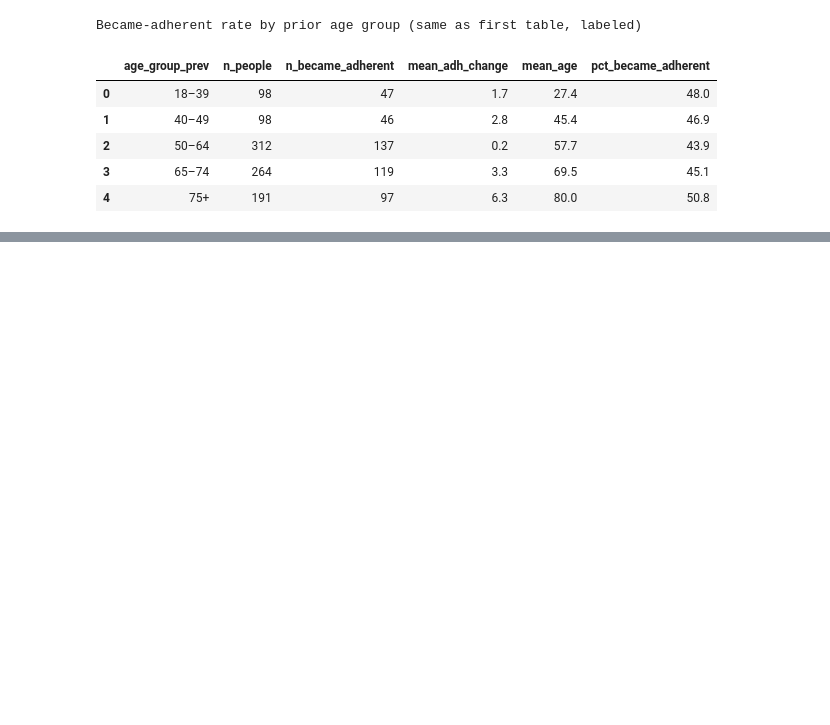
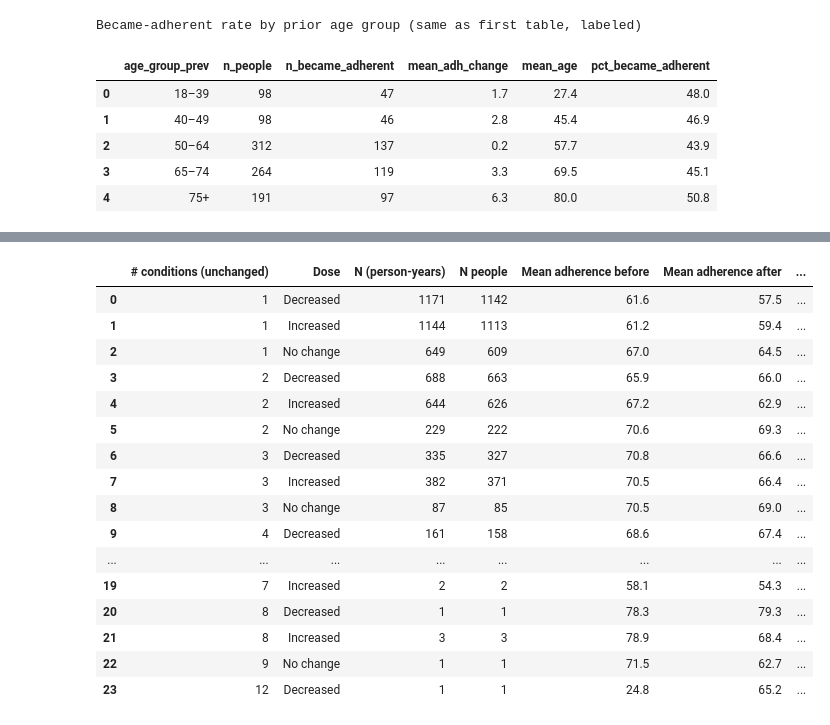
Before and after one commit to FrianaEngineer/Medical-Adherence, a Jupyter notebook: Notebooks/MEPS/meps_adherence_insight.ipynb, the cells around one changed output, grey strips where cells are left out. Drawn from its saved outputs; the diff is of its cells as text; code cells hidden in the pictures; blank space fills up the shorter version.

```diff
--- a/Notebooks/MEPS/meps_adherence_insight.ipynb
+++ b/Notebooks/MEPS/meps_adherence_insight.ipynb
@@ -786,0 +1290,82 @@ Became-adherent rate by prior age group (same as first table, labeled)
+# %%
+# Dose inc/dec among people whose # medical conditions never changed
+cond_nunique = model_df.groupby("DUPERSID")["n_conditions"].nunique()
+stable_cond_ids = cond_nunique[cond_nunique == 1].index
+
+dose_cond = regimen[
+    regimen["DUPERSID"].isin(stable_cond_ids)
+    & (regimen["n_conditions_prev"] == regimen["n_conditions_next"])
+    & (regimen["dose_dir"] != "Unknown")
+].copy()
+dose_cond["# conditions (unchanged)"] = dose_cond["n_conditions_prev"].astype(int)
+
+print(
+    f"People with unchanged # conditions across 2020–2023: {len(stable_cond_ids):,}\n"
+    f"Consecutive pairs used: {len(dose_cond):,} "
+    f"({dose_cond['DUPERSID'].nunique():,} people)"
+)
+
+dose_cond_overall = (
+    dose_cond.groupby("dose_dir", dropna=False)
+    .agg(
+        **{
+            "N (person-years)": ("DUPERSID", "size"),
+            "N people": ("DUPERSID", "nunique"),
+            "Mean Δ dose": ("dose_change", "mean"),
+            "Mean # conditions": ("n_conditions_prev", "mean"),
+            "Mean adherence before": ("meps_adherence_ratio_prev", "mean"),
+            "Mean adherence after": ("meps_adherence_ratio_next", "mean"),
+            "Mean adherence Δ (pp)": ("adh_change", "mean"),
+            "% adherent after": ("meps_adherence_ratio_next", lambda s: 100 * (s >= 60).mean()),
+        }
+    )
+    .reset_index()
+    .rename(columns={"dose_dir": "Dose"})
+    .round(1)
+)
+print("\nDose change vs adherence (condition count unchanged)")
+display(dose_cond_overall)
+
+dose_cond_by_n = (
+    dose_cond.groupby(["# conditions (unchanged)", "dose_dir"], dropna=False)
+    .agg(
+        **{
+            "N (person-years)": ("DUPERSID", "size"),
+            "N people": ("DUPERSID", "nunique"),
+            "Mean adherence before": ("meps_adherence_ratio_prev", "mean"),
+            "Mean adherence after": ("meps_adherence_ratio_next", "mean"),
+            "Mean adherence Δ (pp)": ("adh_change", "mean"),
+            "% adherent after": ("meps_adherence_ratio_next", lambda s: 100 * (s >= 60).mean()),
+        }
+    )
+    .reset_index()
+    .rename(columns={"dose_dir": "Dose"})
+    .round(1)
+)
+print("\nDose change × unchanged # conditions")
+display(dose_cond_by_n)
+
+up = dose_cond[dose_cond["dose_dir"] == "Increased"]
+down = dose_cond[dose_cond["dose_dir"] == "Decreased"]
+
+cond_ttest_rows = [
+    welch_rows(
+        up["adh_change"], down["adh_change"],
+        "Dose increased", "Dose decreased", "Δ adherence (pp)",
+    )
+]
+for n_cond, sub in dose_cond.groupby("# conditions (unchanged)"):
+    cond_ttest_rows.append(
+        welch_rows(
+            sub.loc[sub["dose_dir"] == "Increased", "adh_change"],
+            sub.loc[sub["dose_dir"] == "Decreased", "adh_change"],
+            f"{n_cond} condition(s): dose up",
+            f"{n_cond} condition(s): dose down",
+            "Δ adherence (pp)",
+        )
+    )
+
+dose_cond_ttests = ttest_table(cond_ttest_rows)
+print("\nWelch t-tests: dose up vs down, condition count unchanged")
+display(dose_cond_ttests)
+# %% [output]
@@ -786,0 +1381,17 @@ Became-adherent rate by prior age group (same as first table, labeled)
+|  | # conditions (unchanged) | Dose | N (person-years) | N people | Mean adherence before | Mean adherence after | ... |
+| 0 | 1 | Decreased | 1171 | 1142 | 61.6 | 57.5 | ... |
+| 1 | 1 | Increased | 1144 | 1113 | 61.2 | 59.4 | ... |
+| 2 | 1 | No change | 649 | 609 | 67.0 | 64.5 | ... |
+| 3 | 2 | Decreased | 688 | 663 | 65.9 | 66.0 | ... |
+| 4 | 2 | Increased | 644 | 626 | 67.2 | 62.9 | ... |
+| 5 | 2 | No change | 229 | 222 | 70.6 | 69.3 | ... |
+| 6 | 3 | Decreased | 335 | 327 | 70.8 | 66.6 | ... |
+| 7 | 3 | Increased | 382 | 371 | 70.5 | 66.4 | ... |
+| 8 | 3 | No change | 87 | 85 | 70.5 | 69.0 | ... |
+| 9 | 4 | Decreased | 161 | 158 | 68.6 | 67.4 | ... |
+| ... | ... | ... | ... | ... | ... | ... | ... |
+| 19 | 7 | Increased | 2 | 2 | 58.1 | 54.3 | ... |
+| 20 | 8 | Decreased | 1 | 1 | 78.3 | 79.3 | ... |
+| 21 | 8 | Increased | 3 | 3 | 78.9 | 68.4 | ... |
+| 22 | 9 | No change | 1 | 1 | 71.5 | 62.7 | ... |
+| 23 | 12 | Decreased | 1 | 1 | 24.8 | 65.2 | ... |
```
Also changed, not shown: parts of 20 cells of this notebook, 2 other files.
